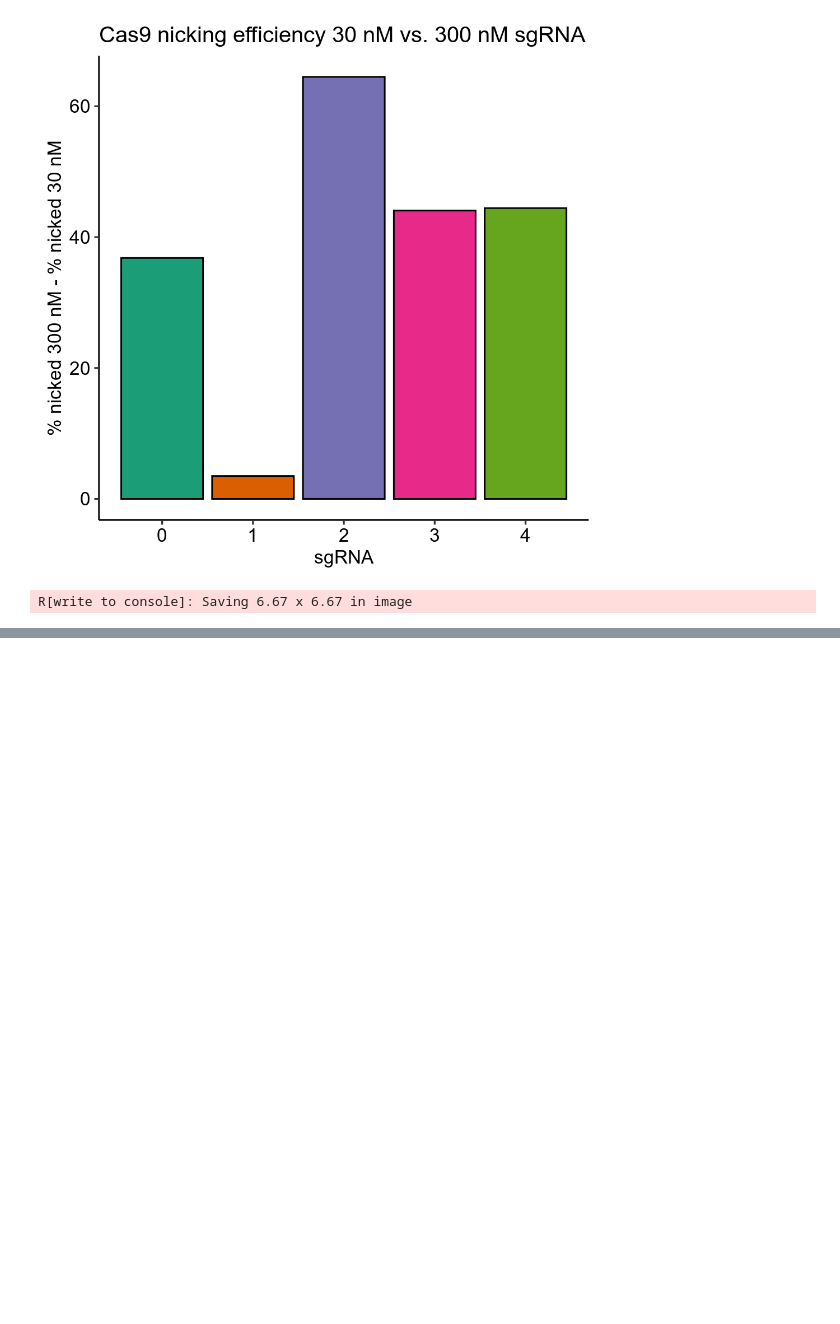
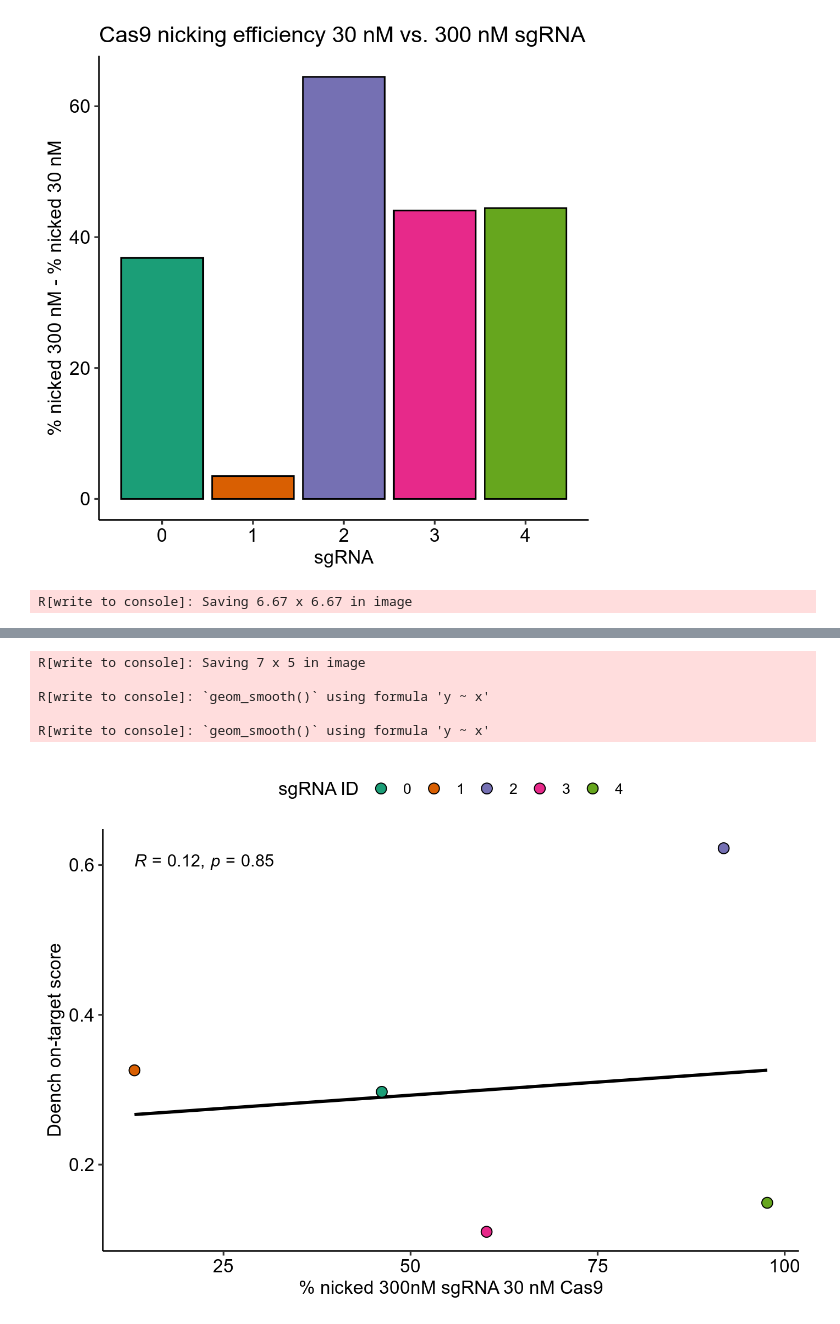
Before and after one commit to EthanHolleman/misc-jupyter-notebooks, a Jupyter notebook: gelQuantifications/quants.ipynb, the cells around one changed output, grey strips where cells are left out. Drawn from its saved outputs; the diff is of its cells as text; code cells hidden in the pictures; blank space fills up the shorter version.

```diff
--- a/gelQuantifications/quants.ipynb
+++ b/gelQuantifications/quants.ipynb
@@ -144,0 +220,26 @@ R[write to console]: Saving 6.67 x 6.67 in image
+# %%
+on_target_scores = [
+    {'score': 0.297143, 'sgRNA_ID': 0},
+    {'score': 0.325903, 'sgRNA_ID': 1},
+    {'score': 0.622434, 'sgRNA_ID': 2},
+    {'score': 0.110236, 'sgRNA_ID': 3},
+    {'score': 0.148981, 'sgRNA_ID': 4},
+]  # from VR-cas9 pipeline
+# %%
+scored_nicked_label = pd.merge(lanes_nicked_label, pd.DataFrame(on_target_scores), on='sgRNA_ID')
+# %%
+%%R -i scored_nicked_label -w 7 -h 5 --units in -r 200
+
+scores <- ggplot(scored_nicked_label, aes(x=nicked_percent, y=score)) +
+      stat_cor() + geom_smooth(method='lm', color='black', alpha=0.7, se=F) + scale_fill_brewer(palette='Dark2') +
+      geom_point(aes(fill=as.factor(sgRNA_ID)),  pch=21, size=3) + theme_pubr() +
+      labs(x='% nicked 300nM sgRNA 30 nM Cas9', y='Doench on-target score', fill='sgRNA ID')
+ggsave('plots/on-target-scores-vs-300nM-percent-nicked.png', dpi=300)
+scores
+# %% [output]
+R[write to console]: Saving 7 x 5 in image
+
+R[write to console]: `geom_smooth()` using formula 'y ~ x'
+
+R[write to console]: `geom_smooth()` using formula 'y ~ x'
+[figure, added]
```
Also changed, not shown: parts of 12 cells of this notebook, 4 other files.
